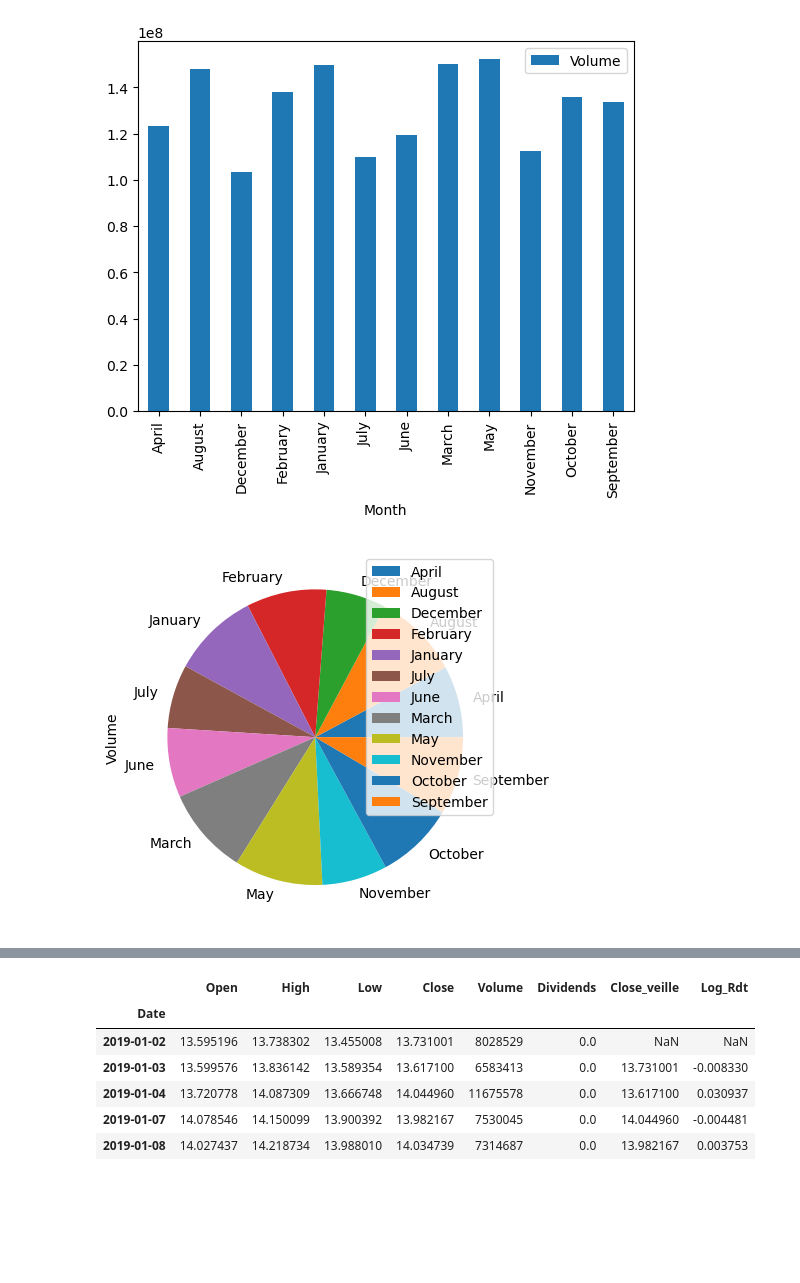
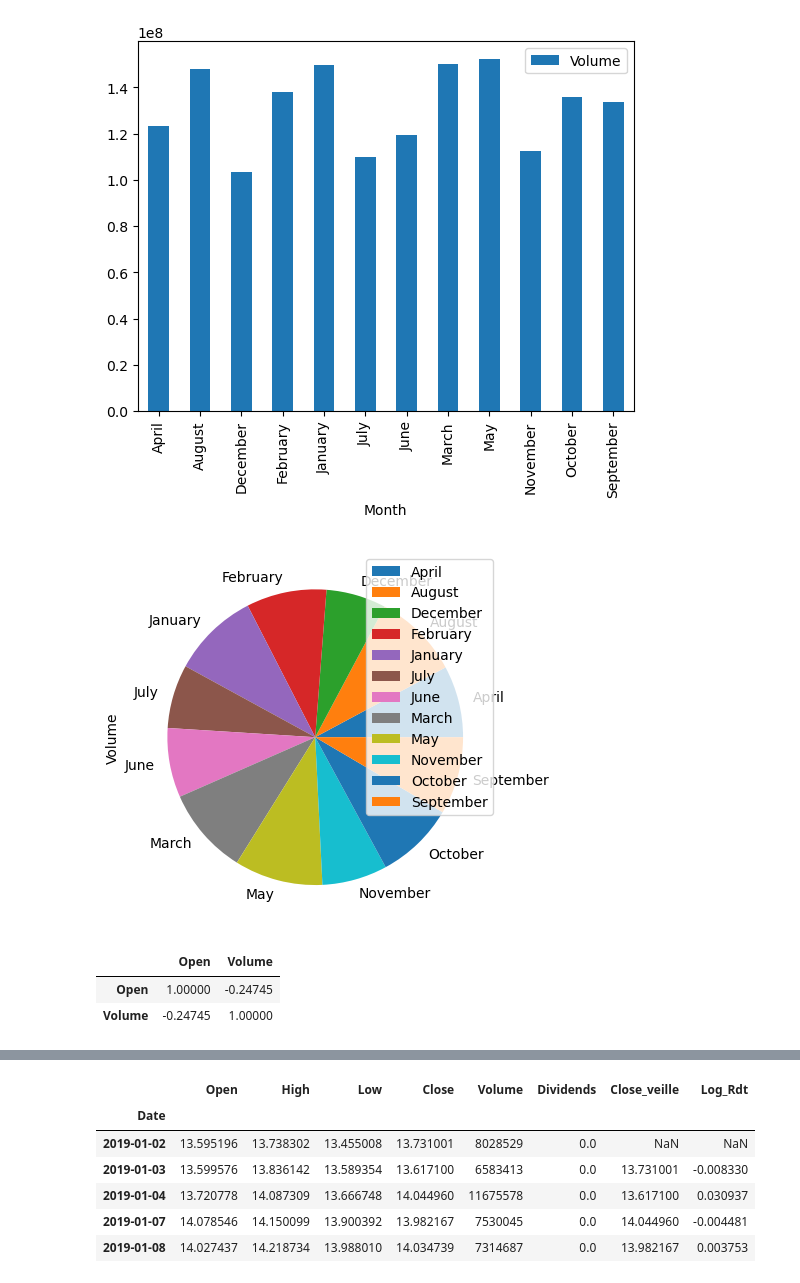
Before and after one commit to antoinerougier/Projet-Python-pour-la-data-science-, a Jupyter notebook: ProjetPython_v20221216.ipynb, the cells around one changed output, grey strips where cells are left out. Cells and saved outputs as stored; diff of their text form; code cells hidden in the pictures; blank space fills up the shorter version.

```diff
--- a/ProjetPython_v20221216.ipynb
+++ b/ProjetPython_v20221216.ipynb
@@ -125,26 +174,28 @@ Text(0.5, 0, 'Temps')
 # %%
-#On veut aussi avoir un histogramme qui nous montre le nombre de transaction par mois de l'action AXA pour voir si il y a
-#une évolution
-
-#On veut aussi avoir un histogramme qui nous montre le nombre de transaction par année de l'action AXA
 new_df = df2[['Volume']]
 new_df
 new_df = new_df.reset_index()
 new_df['Month'] = pd.to_datetime(new_df['Date']).dt.strftime('%B')
 df_grouped = new_df.groupby(new_df['Month'])
 
 
 #for key, item in df_grouped:
 #    print(key)
 #    print(df_grouped.get_group(key))
 
 sums = df_grouped.sum()
 sums
 sums.plot.bar()
 plt.show()
 
 sums.plot.pie(subplots=True)
 plt.show()
+
+df2 = df2.drop(columns =  ["Close"])
+df2.corr()
 # %% [output]
 [figure]
 [figure]
+|  | Open | Volume |
+| Open | 1.00000 | -0.24745 |
+| Volume | -0.24745 | 1.00000 |
```
Also changed, not shown: parts of 32 cells of this notebook, 1 other file.
